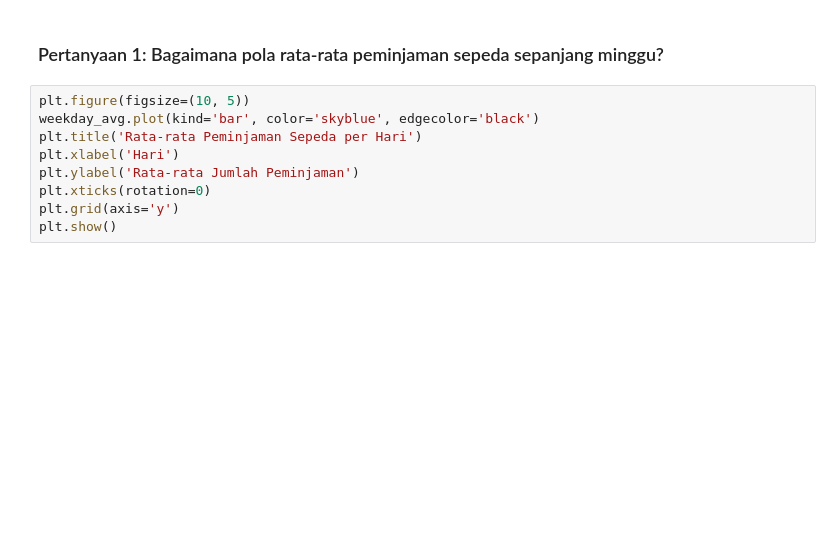
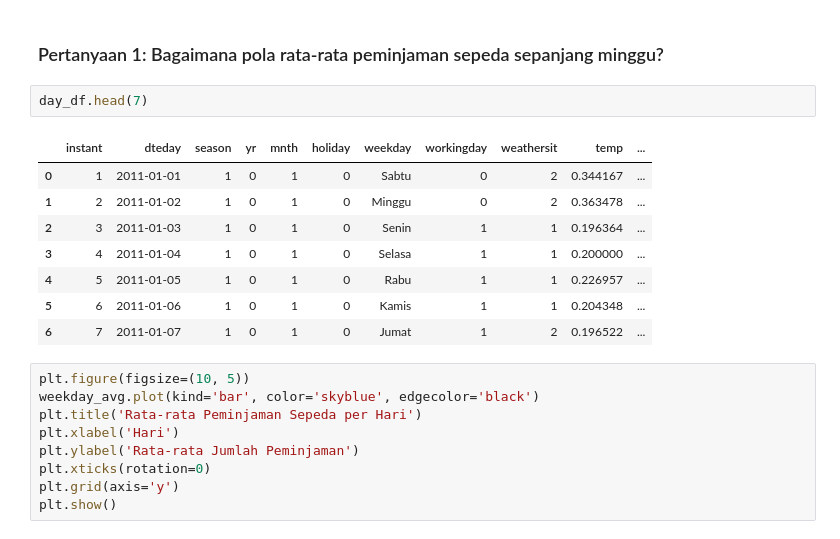
Before and after one commit to bimocahyo7/rental-bike-analysis, a Jupyter notebook: notebook.ipynb, the cells around one changed output. Cells and saved outputs as stored; diff of their text form; blank space fills up the shorter version.

```diff
--- a/notebook.ipynb
+++ b/notebook.ipynb
@@ -237,6 +237,17 @@ hour_df.to_csv("./dashboard/hour_data.csv", index=False)
 ## Visualization & Explanatory Analysis
 # %% [markdown]
 ### Pertanyaan 1: Bagaimana pola rata-rata peminjaman sepeda sepanjang minggu?
+# %%
+day_df.head(7)
+# %% [output]
+|  | instant | dteday | season | yr | mnth | holiday | weekday | workingday | weathersit | temp | ... |
+| 0 | 1 | 2011-01-01 | 1 | 0 | 1 | 0 | Sabtu | 0 | 2 | 0.344167 | ... |
+| 1 | 2 | 2011-01-02 | 1 | 0 | 1 | 0 | Minggu | 0 | 2 | 0.363478 | ... |
+| 2 | 3 | 2011-01-03 | 1 | 0 | 1 | 0 | Senin | 1 | 1 | 0.196364 | ... |
+| 3 | 4 | 2011-01-04 | 1 | 0 | 1 | 0 | Selasa | 1 | 1 | 0.200000 | ... |
+| 4 | 5 | 2011-01-05 | 1 | 0 | 1 | 0 | Rabu | 1 | 1 | 0.226957 | ... |
+| 5 | 6 | 2011-01-06 | 1 | 0 | 1 | 0 | Kamis | 1 | 1 | 0.204348 | ... |
+| 6 | 7 | 2011-01-07 | 1 | 0 | 1 | 0 | Jumat | 1 | 2 | 0.196522 | ... |
 # %%
 plt.figure(figsize=(10, 5))
 weekday_avg.plot(kind='bar', color='skyblue', edgecolor='black')
```
Also changed, not shown: parts of 2 cells of this notebook, 1 other file.
